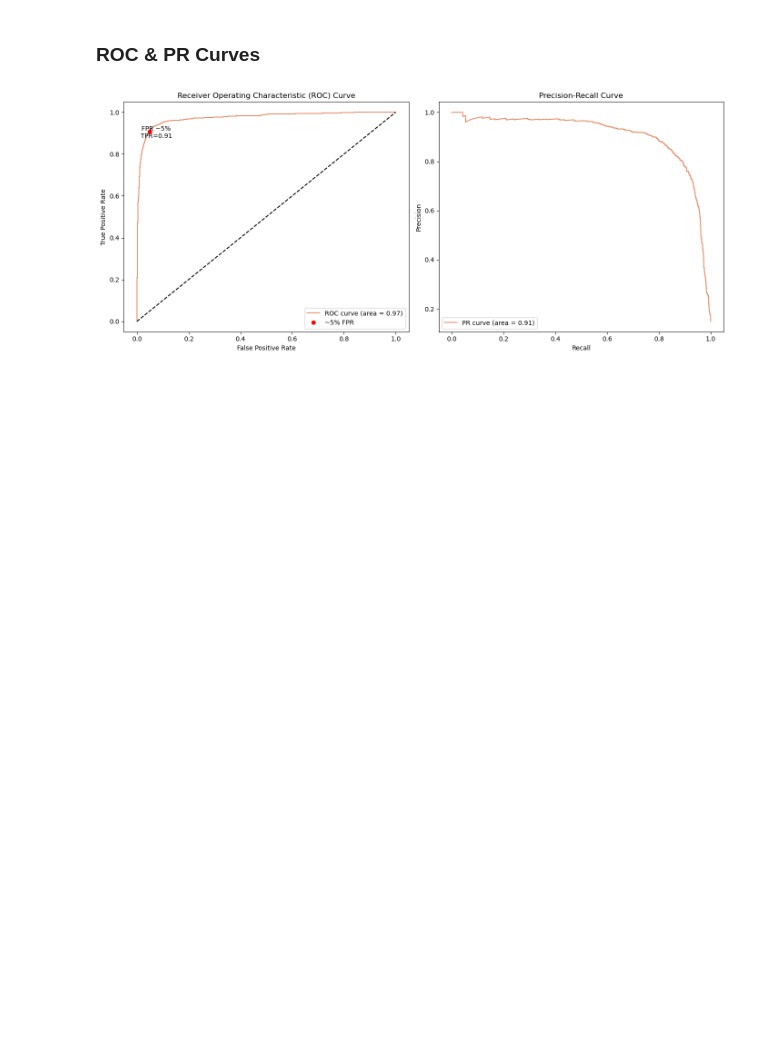
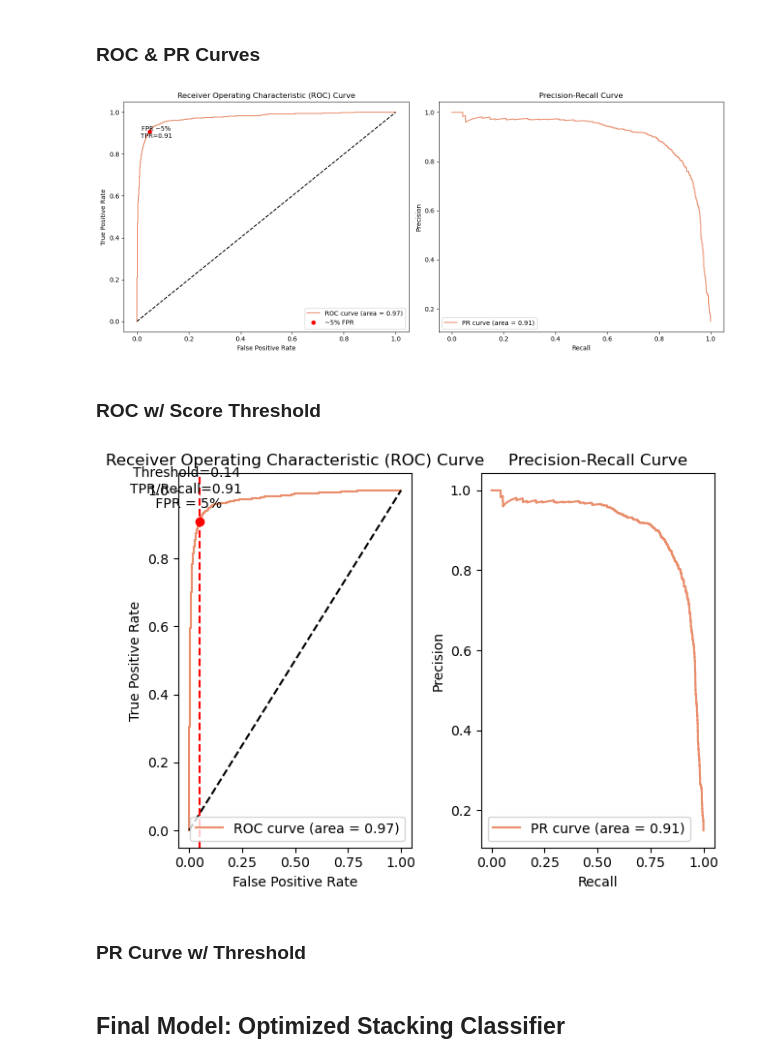
Before and after one commit to MikeVej/ML_LoanDefaults, a Jupyter notebook: LoanDefaults_MichaelVejsiri.ipynb, the cells around one changed output. Drawn from its saved outputs; the diff is of its cells as text; code cells hidden in the pictures; blank space fills up the shorter version.

```diff
--- a/LoanDefaults_MichaelVejsiri.ipynb
+++ b/LoanDefaults_MichaelVejsiri.ipynb
@@ -1561,3 +1801,38 @@ plt.tight_layout()
 plt.show()
 # %% [output]
 [figure]
+# %% [markdown]
+### ROC w/ Score Threshold
+# %%
+# Plot ROC Curve
+plt.subplot(1, 2, 1)
+plt.plot(fpr, tpr, label=f'ROC curve (area = {roc_auc:.2f})')
+plt.plot([0, 1], [0, 1], 'k--')  # Dashed diagonal
+
+# Highlight the 5% FPR with a vertical line
+idx = next(i for i, x in enumerate(fpr) if x >= 0.05)  # Find the index for FPR just over 5%
+plt.axvline(x=fpr[idx], color='r', linestyle='--')  # Vertical line for ~5% FPR
+plt.plot(fpr[idx], tpr[idx], 'ro')  # Red dot at the intersection
+
+# Adding a text annotation for the threshold
+plt.annotate(f'Threshold={thresholds_roc[idx]:.2f}\nTPR/Recall={tpr[idx]:.2f}\n FPR = 5%', (fpr[idx], tpr[idx]), textcoords="offset points", xytext=(-10,10), ha='center')
+
+plt.xlabel('False Positive Rate')
+plt.ylabel('True Positive Rate')
+plt.title('Receiver Operating Characteristic (ROC) Curve')
+plt.legend(loc="lower right")
+
+# Plot PR Curve
+plt.subplot(1, 2, 2)
+plt.plot(recall, precision, label=f'PR curve (area = {pr_auc:.2f})')
+plt.xlabel('Recall')
+plt.ylabel('Precision')
+plt.title('Precision-Recall Curve')
+plt.legend(loc="lower left")
+
+plt.tight_layout()
+plt.show()
+# %% [output]
+[figure, added]
+# %% [markdown]
+### PR Curve w/ Threshold
@@ -1563,0 +1866,2 @@ plt.show()
+# %% [markdown]
+## Final Model: Optimized Stacking Classifier
```
Also changed, not shown: parts of 18 cells of this notebook.
